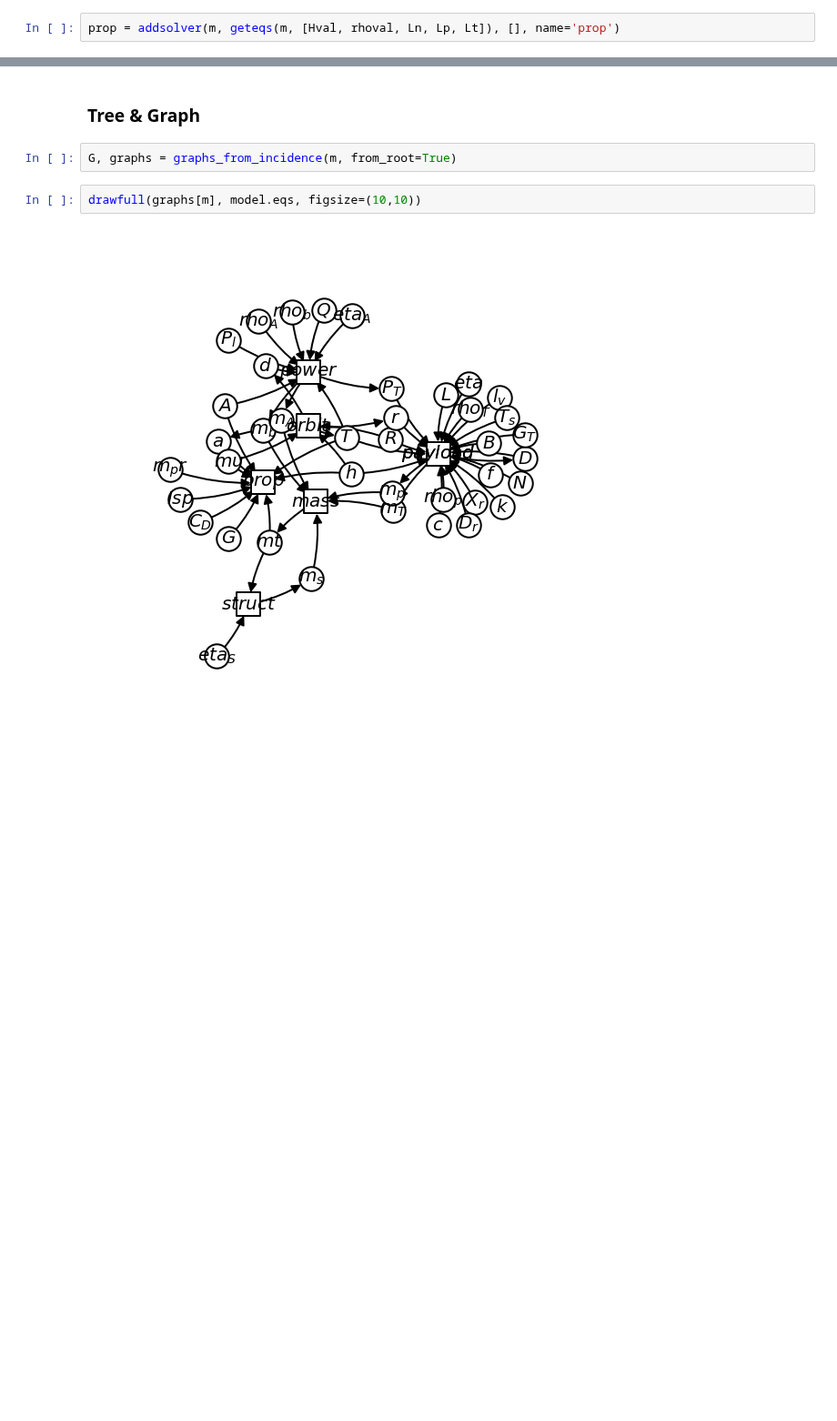
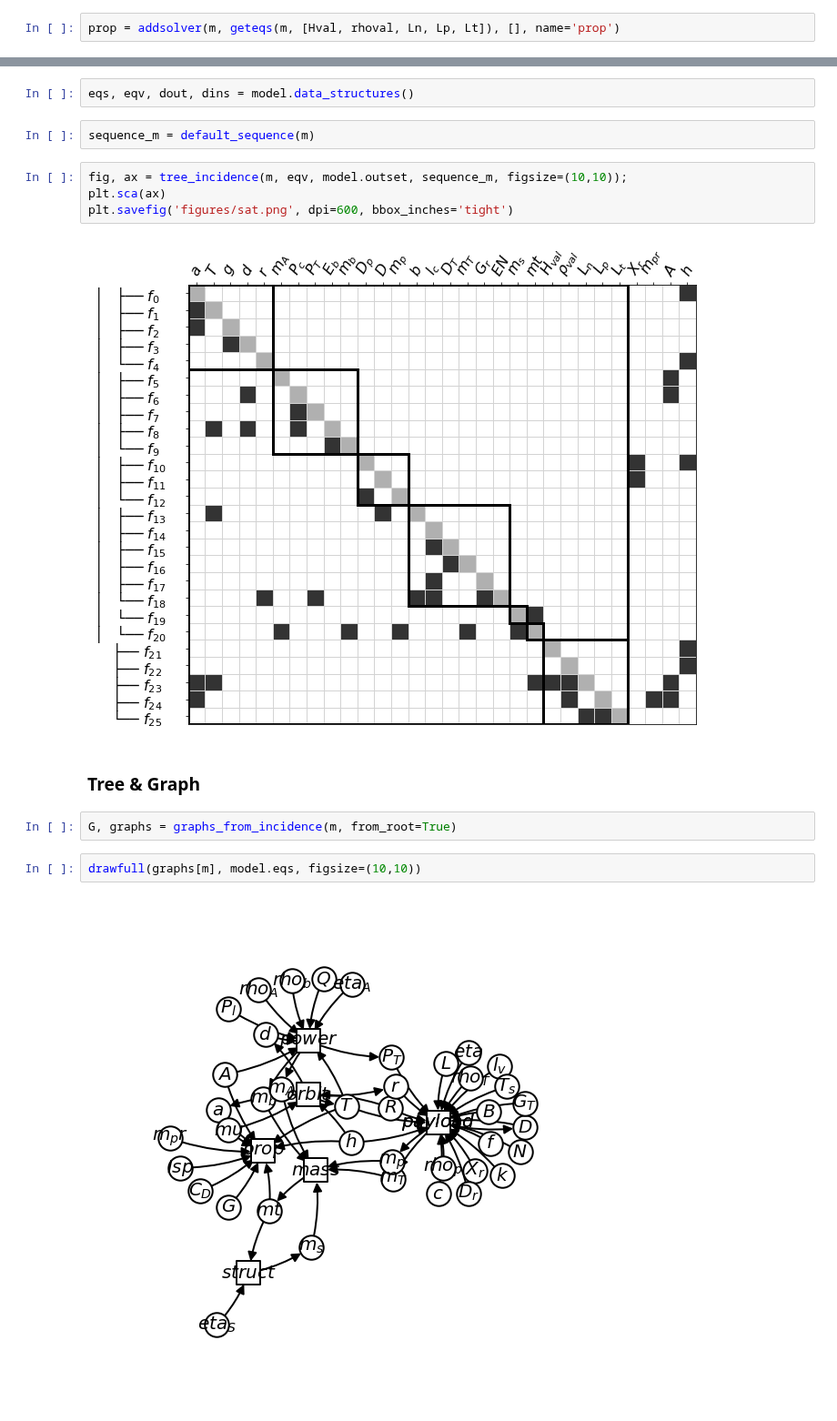
Before and after one commit to norheim/minimdo, a Jupyter notebook: app_satV2.ipynb, the cells around one changed output, grey strips where cells are left out. Shown at 91% size. Cells and saved outputs as stored; diff of their text form; blank space fills up the shorter version.

```diff
--- a/app_satV2.ipynb
+++ b/app_satV2.ipynb
@@ -139,3 +140,13 @@ render_tree(m)
+# %%
+eqs, eqv, dout, dins = model.data_structures()
+# %%
+sequence_m = default_sequence(m)
+# %%
+fig, ax = tree_incidence(m, eqv, model.outset, sequence_m, figsize=(10,10));
+plt.sca(ax)
+plt.savefig('figures/sat.png', dpi=600, bbox_inches='tight')
+# %% [output]
+[figure, added]
 # %% [markdown]
 ### Tree & Graph
 # %%
```
Also changed, not shown: parts of 7 cells of this notebook, 25 other files.
